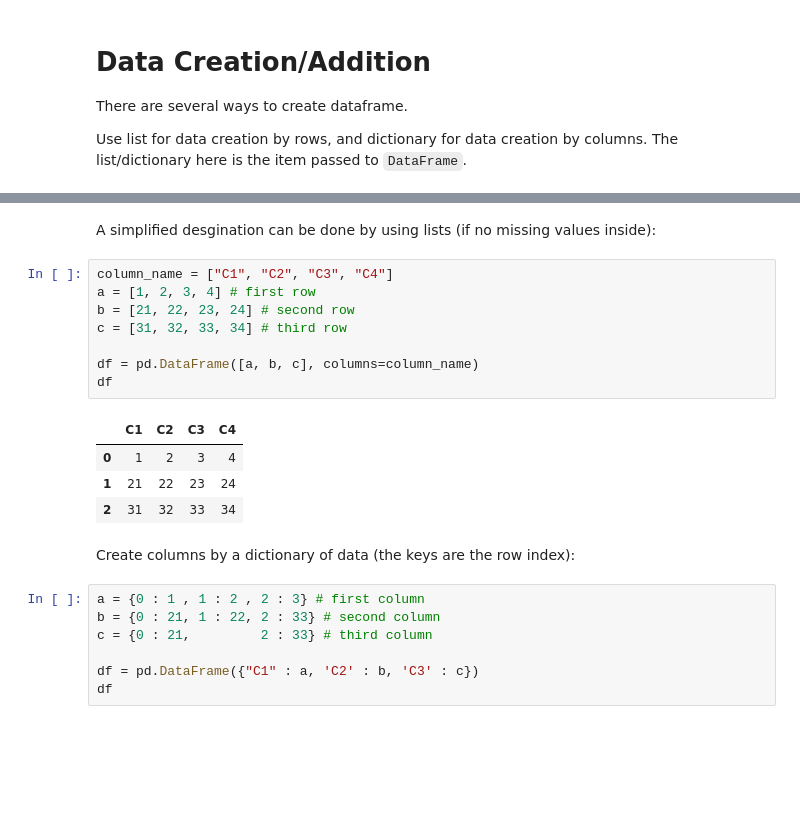
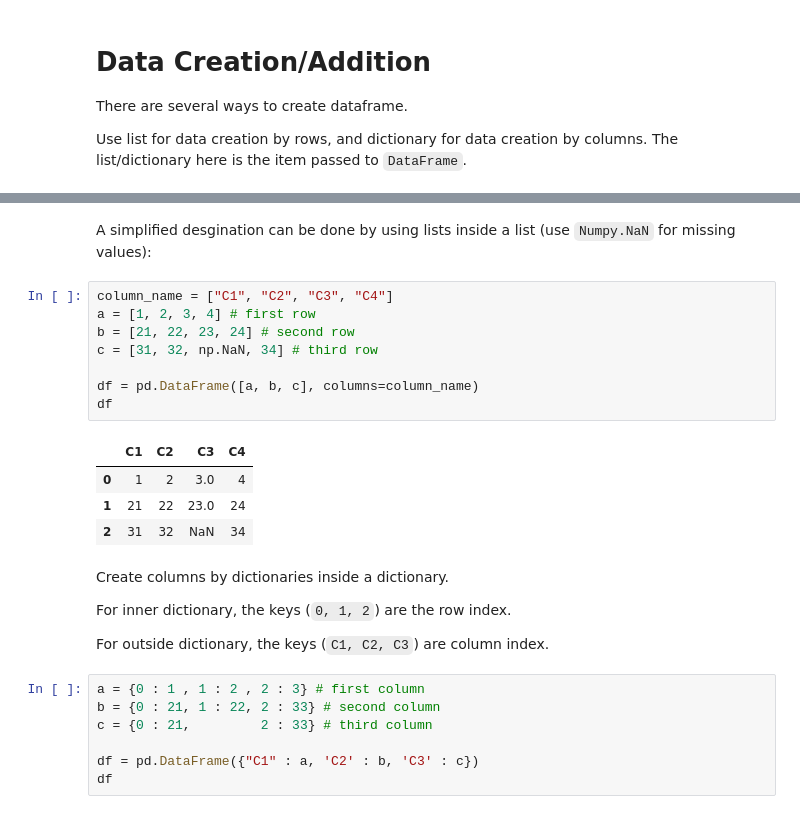
Before and after one commit to wcmphysics/Learn_Python, a Jupyter notebook: pandas/pandas_sandbox.ipynb, the cells around one changed output, grey strips where cells are left out. Drawn from its saved outputs; the diff is of its cells as text; blank space fills up the shorter version.

Commit message:
Simply dataframe initialization and remove deprecated append.

```diff
--- a/pandas/pandas_sandbox.ipynb
+++ b/pandas/pandas_sandbox.ipynb
@@ -23,22 +23,26 @@ df
 | 1 | 21 | 22.0 | 33 |
 | 2 | 21 | NaN | 33 |
 # %% [markdown]
-A simplified desgination can be done by using lists (if no missing values inside):
+A simplified desgination can be done by using lists inside a list (use `Numpy.NaN` for missing values):
 # %%
 column_name = ["C1", "C2", "C3", "C4"]
 a = [1, 2, 3, 4] # first row
 b = [21, 22, 23, 24] # second row
-c = [31, 32, 33, 34] # third row
+c = [31, 32, np.NaN, 34] # third row
 
 df = pd.DataFrame([a, b, c], columns=column_name)
 df
 # %% [output]
 |  | C1 | C2 | C3 | C4 |
-| 0 | 1 | 2 | 3 | 4 |
-| 1 | 21 | 22 | 23 | 24 |
-| 2 | 31 | 32 | 33 | 34 |
+| 0 | 1 | 2 | 3.0 | 4 |
+| 1 | 21 | 22 | 23.0 | 24 |
+| 2 | 31 | 32 | NaN | 34 |
 # %% [markdown]
-Create columns by a dictionary of data (the keys are the row index):
+Create columns by dictionaries inside a dictionary.
+
+For inner dictionary, the keys (`0, 1, 2`) are the row index.
+
+For outside dictionary, the keys (`C1, C2, C3`) are column index.
 # %%
 a = {0 : 1 , 1 : 2 , 2 : 3} # first column
 b = {0 : 21, 1 : 22, 2 : 33} # second column
```
Also changed, not shown: parts of 14 cells of this notebook.
